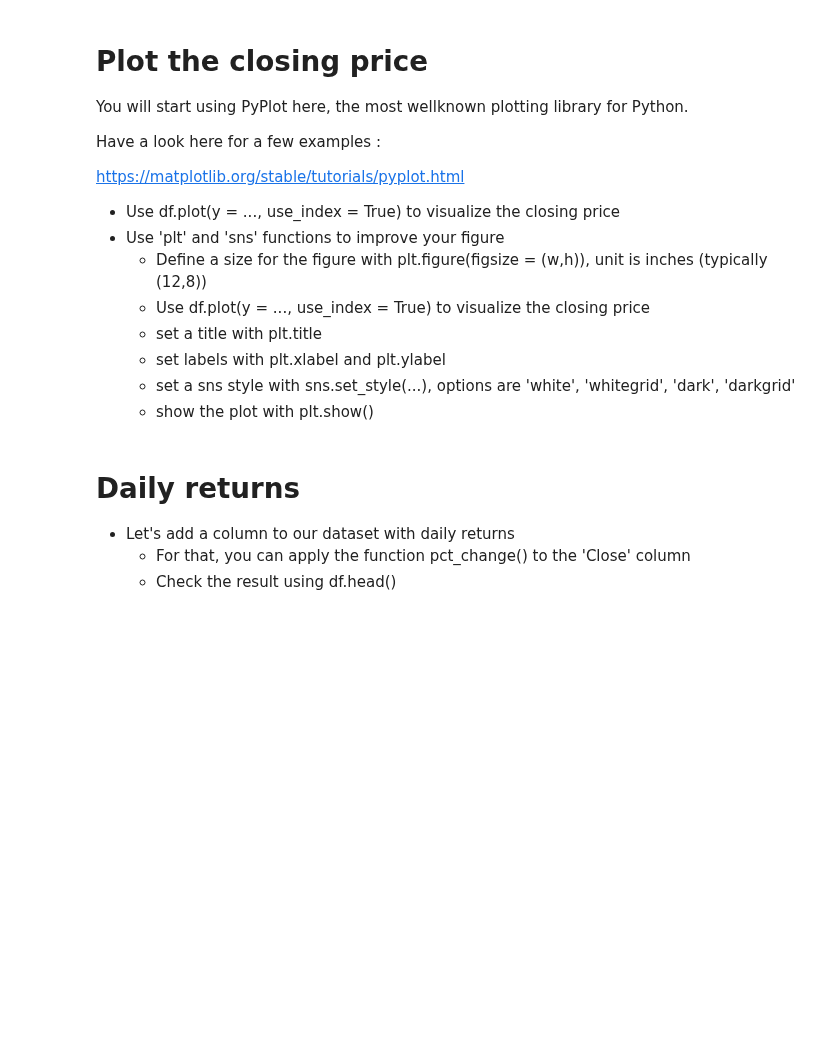
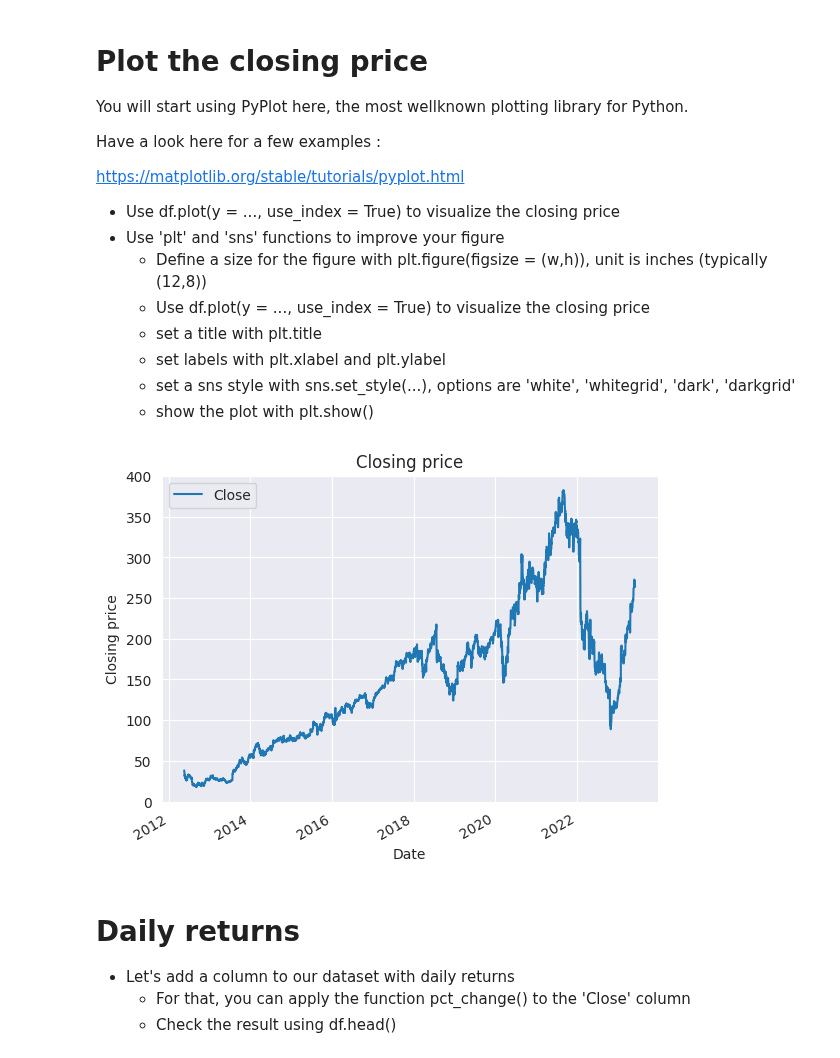
Before and after one commit to Thornary/PythonTSM, a Jupyter notebook: lab2.ipynb, the cells around one changed output. Drawn from its saved outputs; the diff is of its cells as text; code cells hidden in the pictures; blank space fills up the shorter version.

```diff
--- a/lab2.ipynb
+++ b/lab2.ipynb
@@ -38,3 +100,6 @@ Pandas is very well documented, check here for a complete User Guide :
 https://pandas.pydata.org/docs/user_guide/index.html
 
 * Choose one stock file and open it as a DataFrame using the method pd.read_csv(filepath)
+# %%
+df=pd.read_csv('Financial Data/stocks/META.csv')
+print (df)
@@ -45,3 +128,8 @@ https://pandas.pydata.org/docs/user_guide/index.html
 * set the date as index using df.set_index(column, inplace = True)
 * check the first few lines of the dataframe using head()
 * what happens if you type 'print(df[(df.index.day==1) & (df.index.month==9)]). Why ?
+# %%
+df['Date'] = pd.to_datetime(df['Date'])
+# %%
+df.set_index('Date',inplace=True)
+df.head()
@@ -61,6 +177,15 @@ https://matplotlib.org/stable/tutorials/pyplot.html
     * set labels with plt.xlabel and plt.ylabel
     * set a sns style with sns.set_style(...), options are 'white', 'whitegrid', 'dark', 'darkgrid'
     * show the plot with plt.show()
+# %%
+df.plot(y='Close',use_index=True)
+plt.title('Closing price')
+plt.xlabel ('Date')
+plt.ylabel ('Closing price')
+sns.set_style('darkgrid')
+plt.show()
+# %% [output]
+[figure, added]
 # %% [markdown]
 # Daily returns
 * Let's add a column to our dataset with daily returns
```
Also changed, not shown: parts of 7 cells of this notebook.
